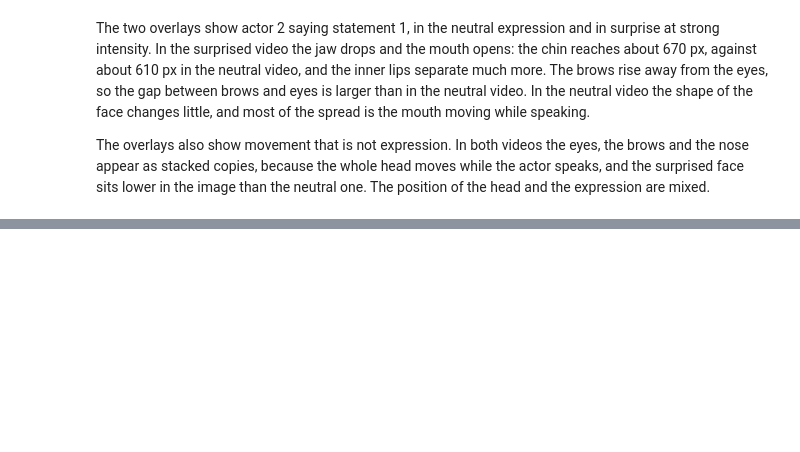
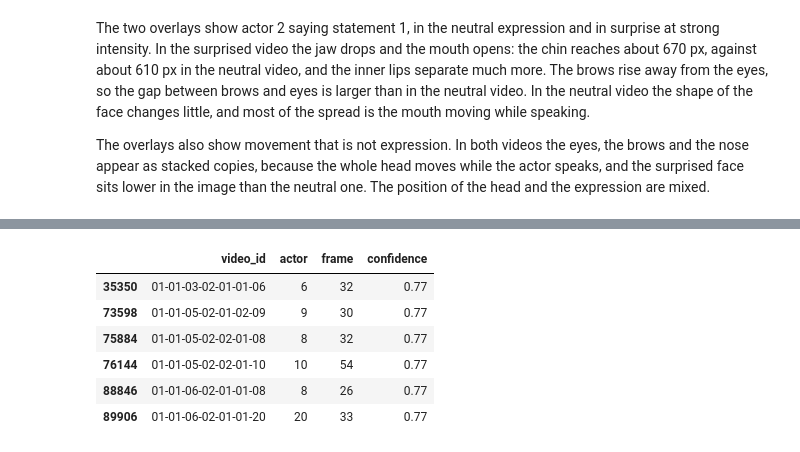
Before and after one commit to migasantunes/Emotion_Recognition, a Jupyter notebook: notebooks/01_data.ipynb, the cells around one changed output, grey strips where cells are left out. Drawn from its saved outputs; the diff is of its cells as text; code cells hidden in the pictures; blank space fills up the shorter version.

```diff
--- a/notebooks/01_data.ipynb
+++ b/notebooks/01_data.ipynb
@@ -167,0 +199,11 @@ The overlays also show movement that is not expression. In both videos the eyes,
+# %%
+# Frames with the lowest confidence and the videos they belong to
+df.loc[df["confidence"] == df["confidence"].min(), ["video_id", "actor", "frame", "confidence"]]
+# %% [output]
+|  | video_id | actor | frame | confidence |
+| 35350 | 01-01-03-02-01-01-06 | 6 | 32 | 0.77 |
+| 73598 | 01-01-05-02-01-02-09 | 9 | 30 | 0.77 |
+| 75884 | 01-01-05-02-02-01-08 | 8 | 32 | 0.77 |
+| 76144 | 01-01-05-02-02-01-10 | 10 | 54 | 0.77 |
+| 88846 | 01-01-06-02-01-01-08 | 8 | 26 | 0.77 |
+| 89906 | 01-01-06-02-01-01-20 | 20 | 33 | 0.77 |
```
Also changed, not shown: parts of 5 cells of this notebook.
